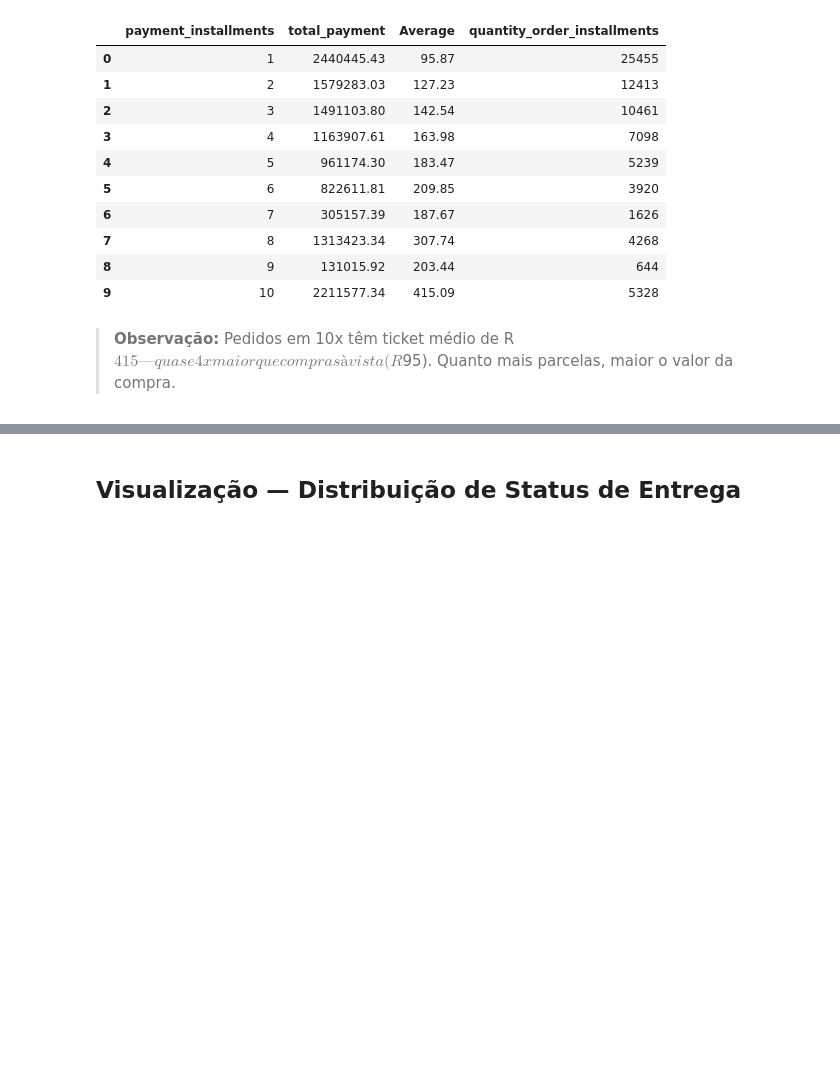
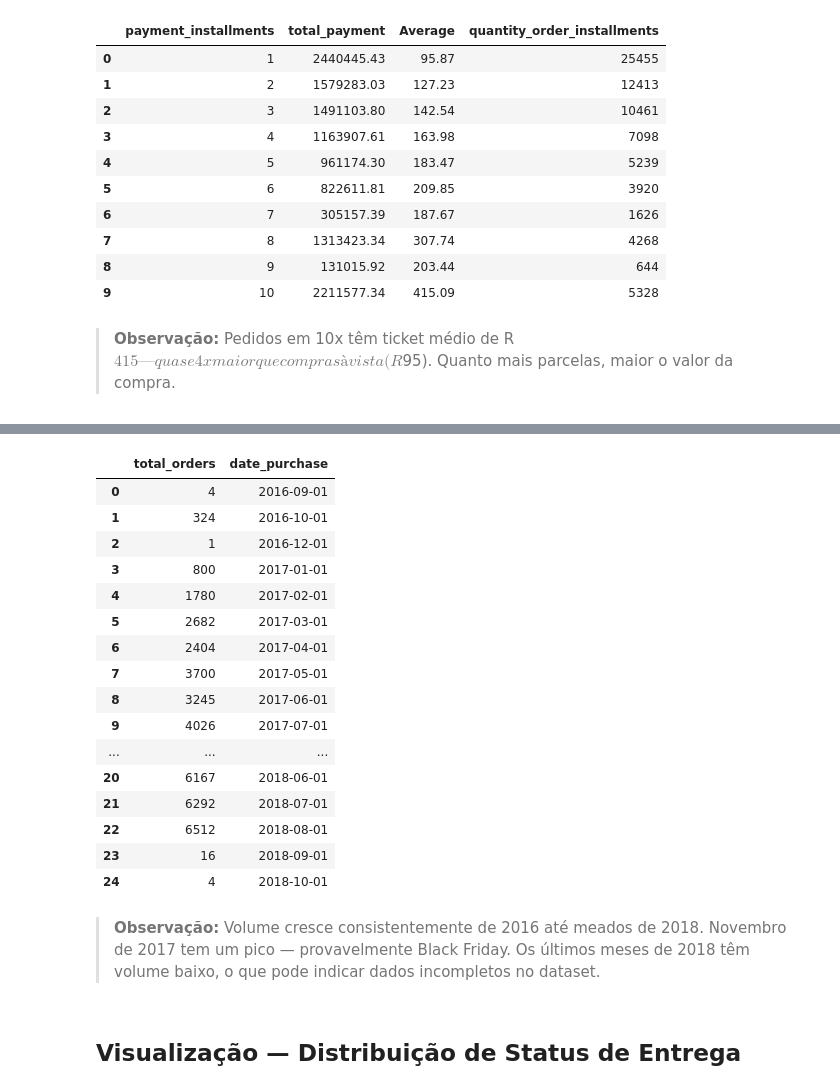
Before and after one commit to LucasFDL/olist-analytics, a Jupyter notebook: notebooks/02_sql_olist.ipynb, the cells around one changed output, grey strips where cells are left out. Cells and saved outputs as stored; diff of their text form; code cells hidden in the pictures; blank space fills up the shorter version.

```diff
--- a/notebooks/02_sql_olist.ipynb
+++ b/notebooks/02_sql_olist.ipynb
@@ -416,3 +401,35 @@ df_installments.head(10)
+# %%
+con.execute("""
+    SELECT
+        COUNT(*) AS total_orders,
+        DATE_TRUNC('month' ,order_purchase_timestamp) AS date_purchase
+    FROM
+        orders
+    GROUP BY
+        date_purchase
+    ORDER BY
+        date_purchase ASC
+""").df()
+# %% [output]
+|  | total_orders | date_purchase |
+| 0 | 4 | 2016-09-01 |
+| 1 | 324 | 2016-10-01 |
+| 2 | 1 | 2016-12-01 |
+| 3 | 800 | 2017-01-01 |
+| 4 | 1780 | 2017-02-01 |
+| 5 | 2682 | 2017-03-01 |
+| 6 | 2404 | 2017-04-01 |
+| 7 | 3700 | 2017-05-01 |
+| 8 | 3245 | 2017-06-01 |
+| 9 | 4026 | 2017-07-01 |
+| ... | ... | ... |
+| 20 | 6167 | 2018-06-01 |
+| 21 | 6292 | 2018-07-01 |
+| 22 | 6512 | 2018-08-01 |
+| 23 | 16 | 2018-09-01 |
+| 24 | 4 | 2018-10-01 |
+# %% [markdown]
+> **Observação:** Volume cresce consistentemente de 2016 até meados de 2018. Novembro de 2017 tem um pico — provavelmente Black Friday. Os últimos meses de 2018 têm volume baixo, o que pode indicar dados incompletos no dataset.
 # %% [markdown]
 ## Visualização — Distribuição de Status de Entrega
 # %%
```
Also changed, not shown: parts of 10 cells of this notebook.
